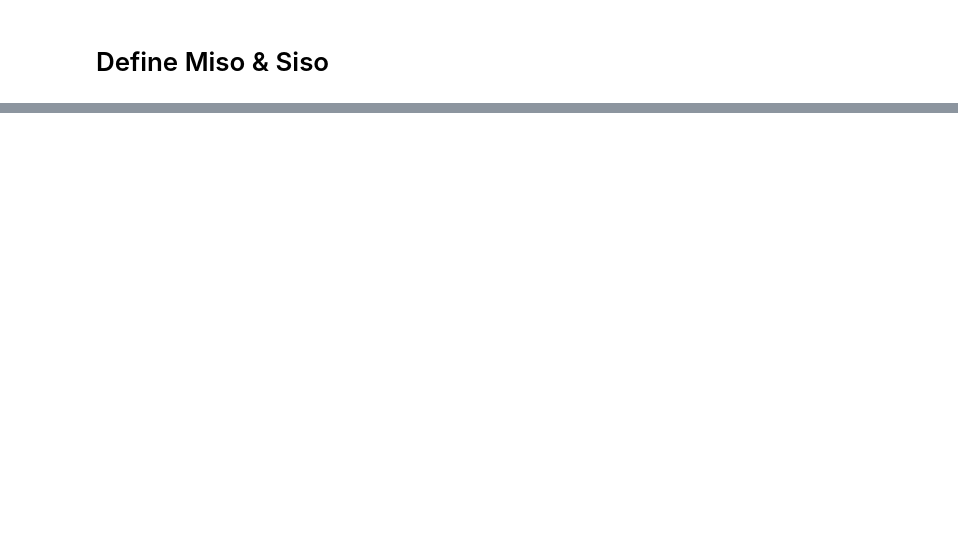
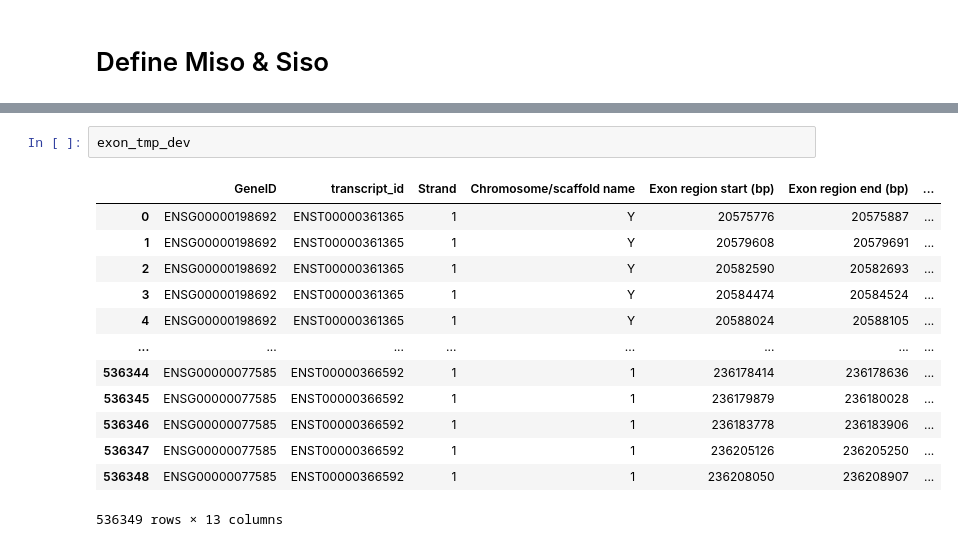
Before and after one commit to weber8thomas/MISOG_SISOG, a Jupyter notebook: src/misog_sisog_analysis.ipynb, the cells around one changed output, grey strips where cells are left out. Saved outputs shown, nothing was run; the diff lists cells and outputs as text; blank space fills up the shorter version.

```diff
--- a/src/misog_sisog_analysis.ipynb
+++ b/src/misog_sisog_analysis.ipynb
@@ -1685,0 +237,16 @@ concat_freq
+# %%
+exon_tmp_dev
+# %% [output]
+|  | GeneID | transcript_id | Strand | Chromosome/scaffold name | Exon region start (bp) | Exon region end (bp) | ... |
+| 0 | ENSG00000198692 | ENST00000361365 | 1 | Y | 20575776 | 20575887 | ... |
+| 1 | ENSG00000198692 | ENST00000361365 | 1 | Y | 20579608 | 20579691 | ... |
+| 2 | ENSG00000198692 | ENST00000361365 | 1 | Y | 20582590 | 20582693 | ... |
+| 3 | ENSG00000198692 | ENST00000361365 | 1 | Y | 20584474 | 20584524 | ... |
+| 4 | ENSG00000198692 | ENST00000361365 | 1 | Y | 20588024 | 20588105 | ... |
+| ... | ... | ... | ... | ... | ... | ... | ... |
+| 536344 | ENSG00000077585 | ENST00000366592 | 1 | 1 | 236178414 | 236178636 | ... |
+| 536345 | ENSG00000077585 | ENST00000366592 | 1 | 1 | 236179879 | 236180028 | ... |
+| 536346 | ENSG00000077585 | ENST00000366592 | 1 | 1 | 236183778 | 236183906 | ... |
+| 536347 | ENSG00000077585 | ENST00000366592 | 1 | 1 | 236205126 | 236205250 | ... |
+| 536348 | ENSG00000077585 | ENST00000366592 | 1 | 1 | 236208050 | 236208907 | ... |
+536349 rows × 13 columns
```
Also changed, not shown: parts of 80 cells of this notebook, 7 other files.
